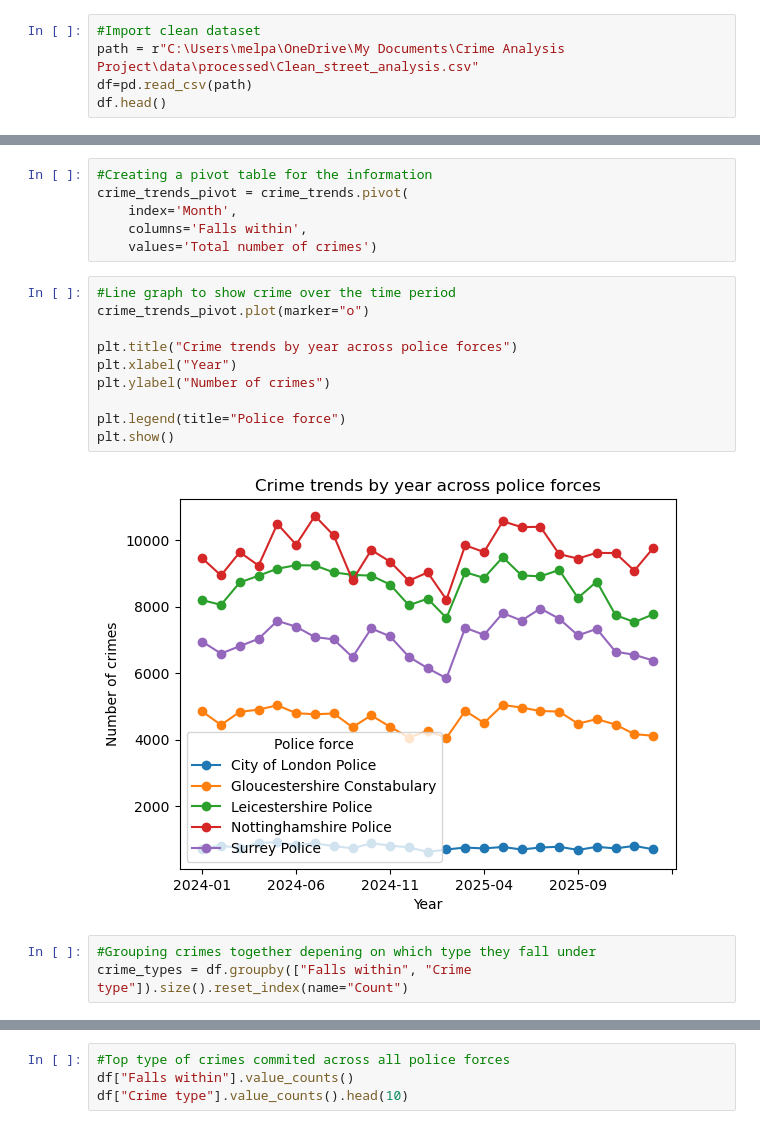
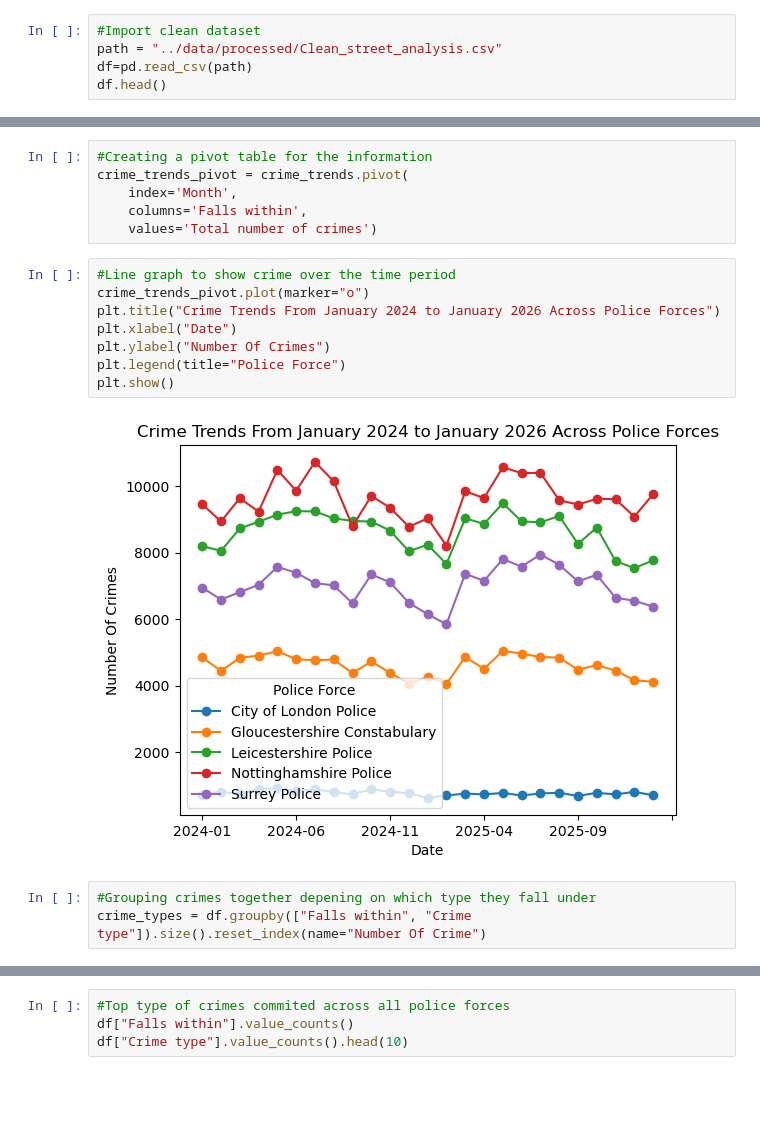
Before and after one commit to Melissa-Pasquali/Crime-Analysis-Project, a Jupyter notebook: notebooks/eda_analysis.ipynb, the cells around one changed output, grey strips where cells are left out. Drawn from its saved outputs; the diff is of its cells as text; blank space fills up the shorter version.

Commit message:
Data folders

```diff
--- a/notebooks/eda_analysis.ipynb
+++ b/notebooks/eda_analysis.ipynb
@@ -32,7 +32,7 @@ reference_df
 | Surrey Police | 1248649 | 584320 |
 # %%
 #Import clean dataset
-path = r"C:\Users\melpa\OneDrive\My Documents\Crime Analysis Project\data\processed\Clean_street_analysis.csv"
+path = "../data/processed/Clean_street_analysis.csv"
 df=pd.read_csv(path)
 df.head()
 # %% [output]
@@ -155,18 +148,16 @@ crime_trends_pivot = crime_trends.pivot(
 # %%
 #Line graph to show crime over the time period
 crime_trends_pivot.plot(marker="o")
-
-plt.title("Crime trends by year across police forces")
-plt.xlabel("Year")
-plt.ylabel("Number of crimes")
-
-plt.legend(title="Police force")
+plt.title("Crime Trends From January 2024 to January 2026 Across Police Forces")
+plt.xlabel("Date")
+plt.ylabel("Number Of Crimes")
+plt.legend(title="Police Force")
 plt.show()
 # %% [output]
-[figure, old version]
+[figure, new version]
 # %%
 #Grouping crimes together depening on which type they fall under
-crime_types = df.groupby(["Falls within", "Crime type"]).size().reset_index(name="Count")
+crime_types = df.groupby(["Falls within", "Crime type"]).size().reset_index(name="Number Of Crime")
 # %%
 sns.barplot(
     data=crime_types,
```
Also changed, not shown: parts of 8 cells of this notebook, 1 other file.
